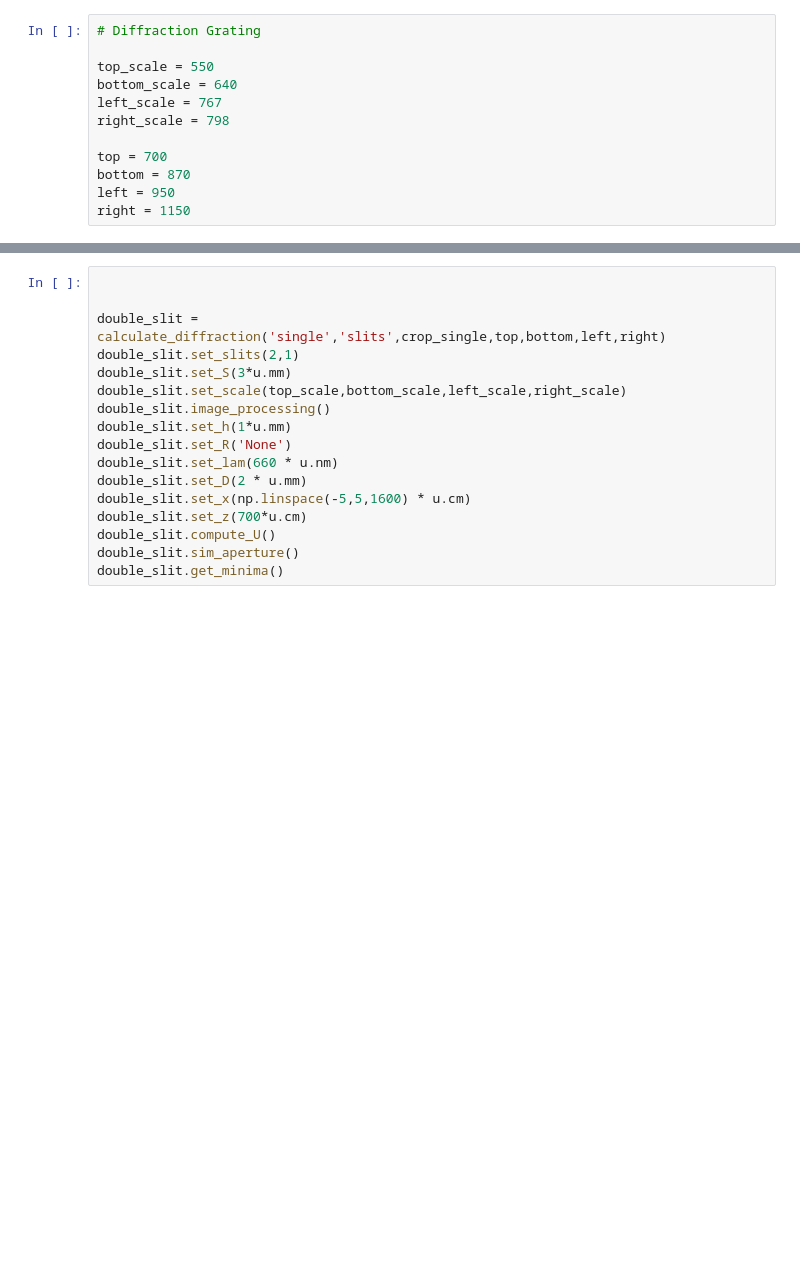
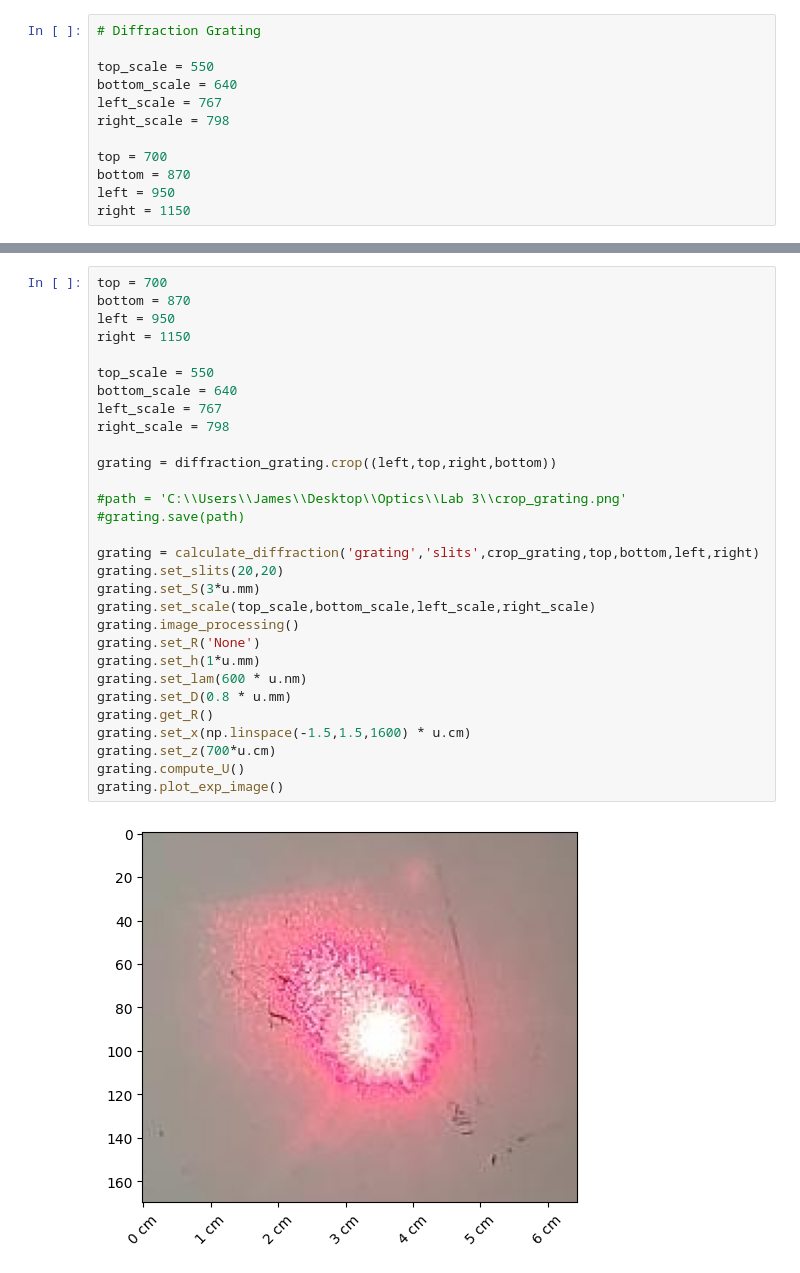
Before and after one commit to opticslabjkmspk/optics_lab3, a Jupyter notebook: Diffraction.ipynb, the cells around one changed output, grey strips where cells are left out. Cells and saved outputs as stored; diff of their text form; blank space fills up the shorter version.

```diff
--- a/Diffraction.ipynb
+++ b/Diffraction.ipynb
@@ -463,17 +486,32 @@ single_slit.plot_exp_image()
 # %%
+top = 700
+bottom = 870
+left = 950
+right = 1150
 
+top_scale = 550
+bottom_scale = 640
+left_scale = 767
+right_scale = 798
 
-double_slit = calculate_diffraction('single','slits',crop_single,top,bottom,left,right)
-double_slit.set_slits(2,1)
-double_slit.set_S(3*u.mm)
-double_slit.set_scale(top_scale,bottom_scale,left_scale,right_scale)
-double_slit.image_processing()
-double_slit.set_h(1*u.mm)
-double_slit.set_R('None')
-double_slit.set_lam(660 * u.nm)
-double_slit.set_D(2 * u.mm)
-double_slit.set_x(np.linspace(-5,5,1600) * u.cm)
-double_slit.set_z(700*u.cm)
-double_slit.compute_U()
-double_slit.sim_aperture()
-double_slit.get_minima()
+grating = diffraction_grating.crop((left,top,right,bottom))
+
+#path = 'C:\\Users\\James\\Desktop\\Optics\\Lab 3\\crop_grating.png'
+#grating.save(path)
+
+grating = calculate_diffraction('grating','slits',crop_grating,top,bottom,left,right)
+grating.set_slits(20,20)
+grating.set_S(3*u.mm)
+grating.set_scale(top_scale,bottom_scale,left_scale,right_scale)
+grating.image_processing()
+grating.set_R('None')
+grating.set_h(1*u.mm)
+grating.set_lam(600 * u.nm)
+grating.set_D(0.8 * u.mm)
+grating.get_R()
+grating.set_x(np.linspace(-1.5,1.5,1600) * u.cm)
+grating.set_z(700*u.cm)
+grating.compute_U()
+grating.plot_exp_image()
+# %% [output]
+[figure, added]
```
Also changed, not shown: parts of 30 cells of this notebook.
